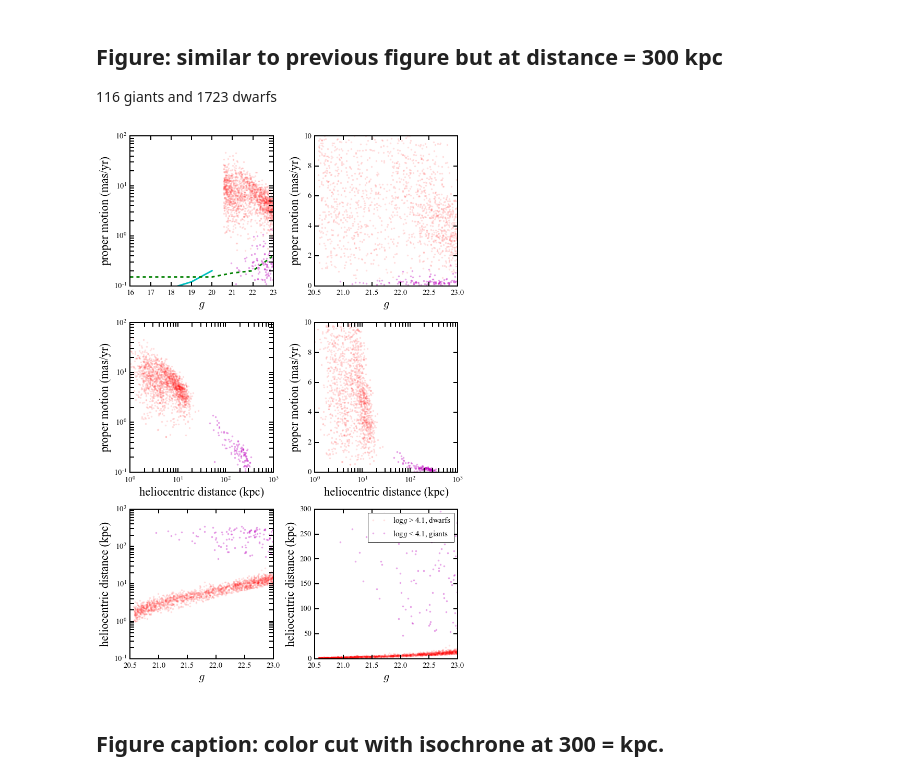
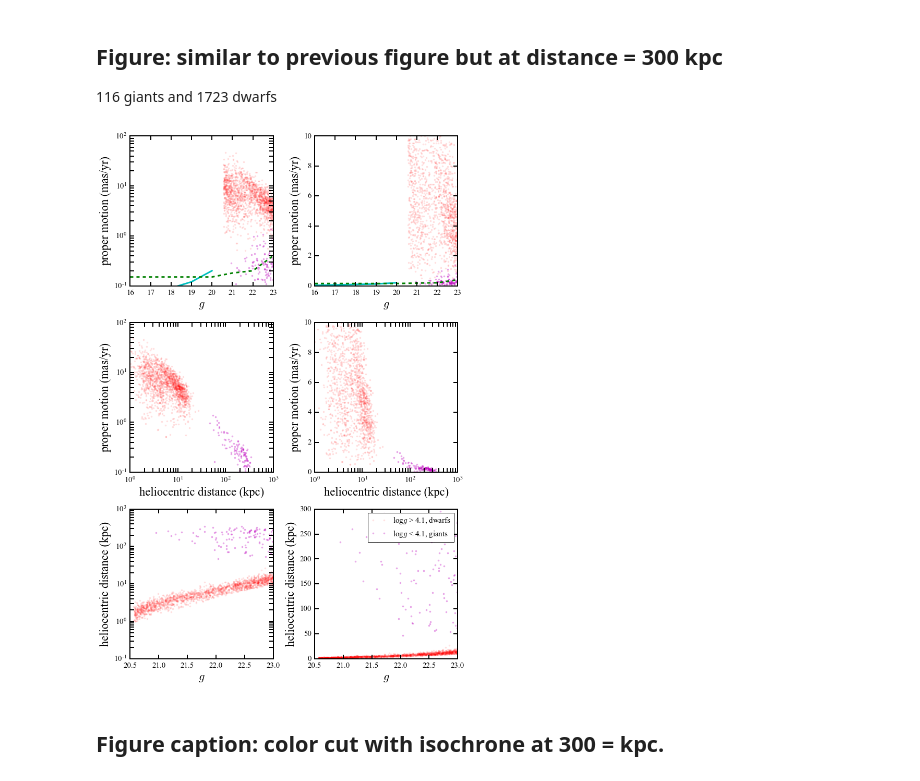
Before and after one commit to sazabi4/test, a Jupyter notebook: Foreground_star_estimation_galaxia.ipynb, the cells around one changed output. Cells and saved outputs as stored; diff of their text form; code cells hidden in the pictures.

```diff
--- a/Foreground_star_estimation_galaxia.ipynb
+++ b/Foreground_star_estimation_galaxia.ipynb
@@ -802,6 +804,8 @@ plt.plot(app_g[mask2],pm[mask2],'m.', alpha=0.3)
 plt.ylim(0.,10)
 plt.ylabel('proper motion (mas/yr)')
 plt.xlabel('$g$')
+plt.plot(mag1,gaia,'-c',lw=3)
+plt.plot(mag2,lsst,'--g',lw=3)
 
 plt.subplot(3,2,3)
 plt.plot(d[mask1],pm[mask1],'r.', alpha=0.1)
@@ -811,33 +815,33 @@ plt.gca().set_xscale("log")
 plt.ylabel('proper motion (mas/yr)')
 plt.xlabel('heliocentric distance (kpc)')
 plt.ylim(0.1,100)
 
 plt.subplot(3,2,4)
 plt.plot(d[mask1],pm[mask1],'r.', alpha=0.1)
 plt.plot(d[mask2],pm[mask2],'m.', alpha=0.3)
 #plt.gca().set_yscale("log")
 plt.gca().set_xscale("log")
 plt.ylabel('proper motion (mas/yr)')
 plt.xlabel('heliocentric distance (kpc)')
 plt.ylim(0.,10)
 
 plt.subplot(3,2,5)
 plt.plot(app_g[mask1],d[mask1],'r.', alpha=0.1)
 plt.plot(app_g[mask2],d[mask2],'m.', alpha=0.3)
 plt.gca().set_yscale("log")
 plt.ylabel('heliocentric distance (kpc)')
 plt.xlabel('$g$')
 plt.ylim(0.1,1000)
 
 plt.subplot(3,2,6)
 plt.plot(app_g[mask1],d[mask1],'r.', alpha=0.1, label='log$g$ > 4.1, dwarfs')
 plt.plot(app_g[mask2],d[mask2],'m.', alpha=0.3, label='log$g$ < 4.1, giants')
 plt.ylabel('heliocentric distance (kpc)')
 plt.xlabel('$g$')
 plt.ylim(0,300)
 plt.legend()
 plt.tight_layout()
 # %% [output]
-[figure, old version]
+[figure, new version]
 # %% [markdown]
 ## Figure caption: color cut with isochrone at 300 = kpc.
```
Also changed, not shown: parts of 9 cells of this notebook.
